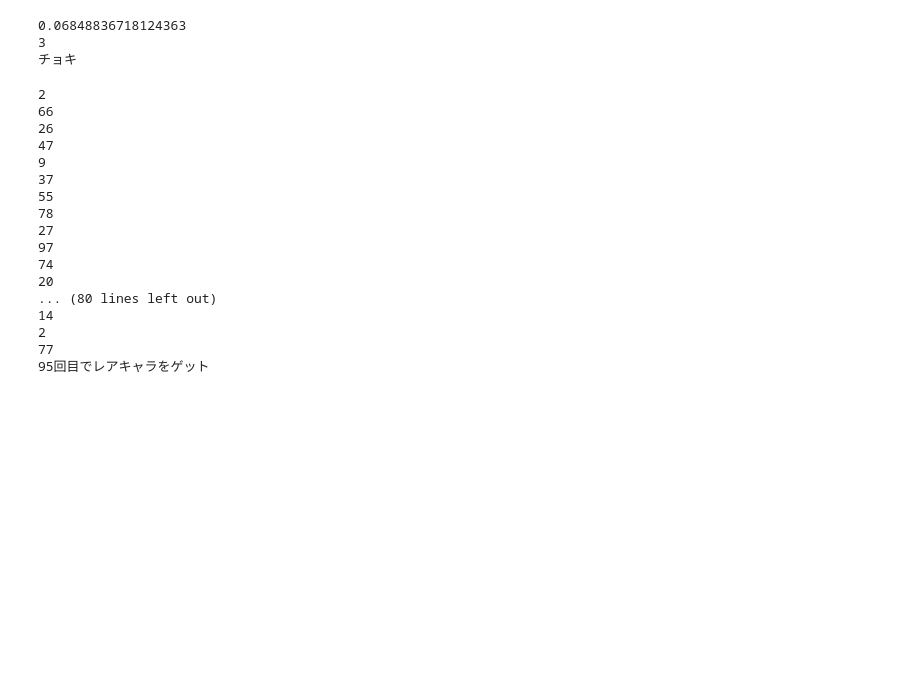
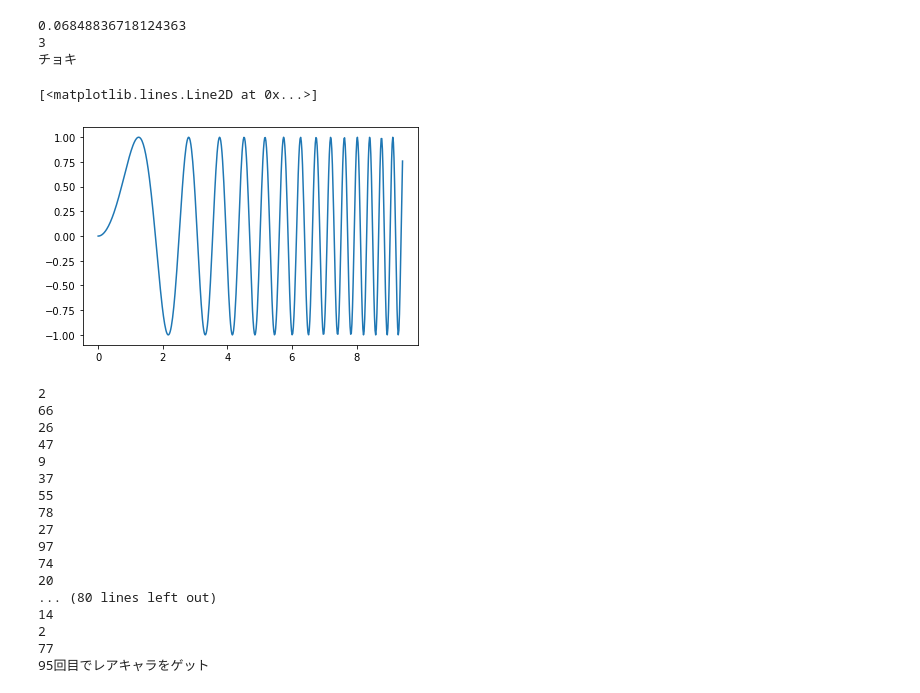
Before and after one commit to codeaid-dev/Python_practice, a Jupyter notebook: practice.ipynb, the cells around one changed output. Drawn from its saved outputs; the diff is of its cells as text; code cells hidden in the pictures; blank space fills up the shorter version.

```diff
--- a/practice.ipynb
+++ b/practice.ipynb
@@ -43,6 +43,15 @@ print(jan)
 0.06848836718124363
 3
 チョキ
+# %%
+%matplotlib inline
+import matplotlib.pyplot as plt
+import numpy as np
+x = np.linspace(0, 3*np.pi, 500)
+plt.plot(x, np.sin(x**2))
+# %% [output]
+[<matplotlib.lines.Line2D at 0x...>]
+[figure, added]
 # %%
 import random
 cnt = 0
```
